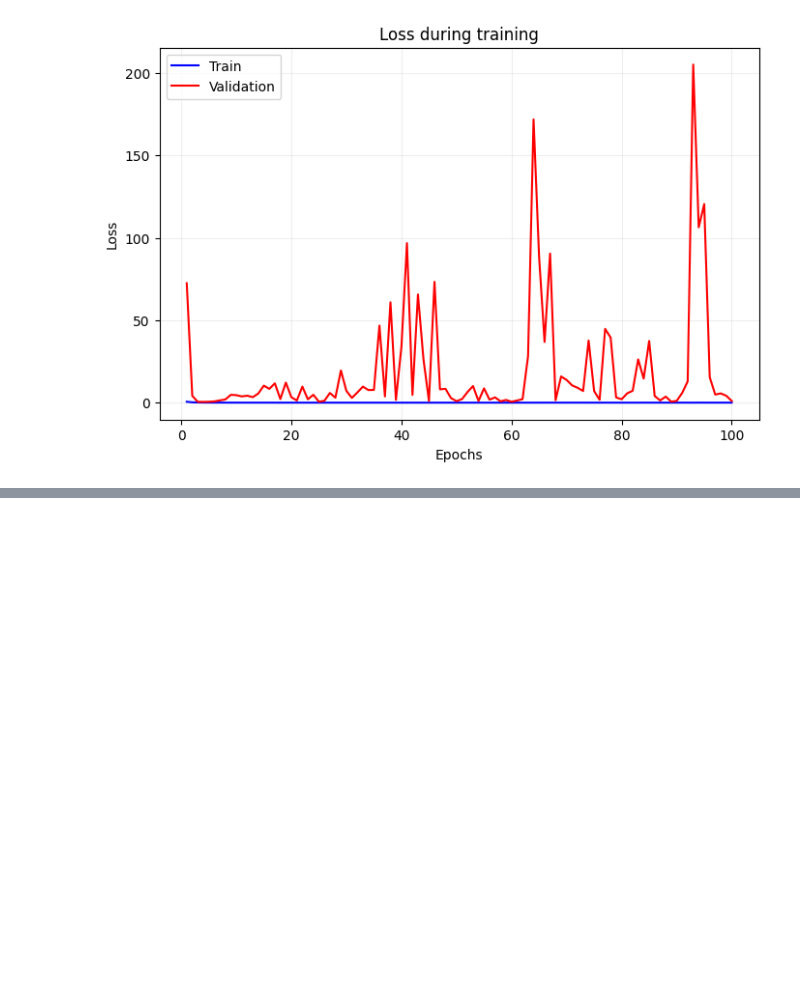
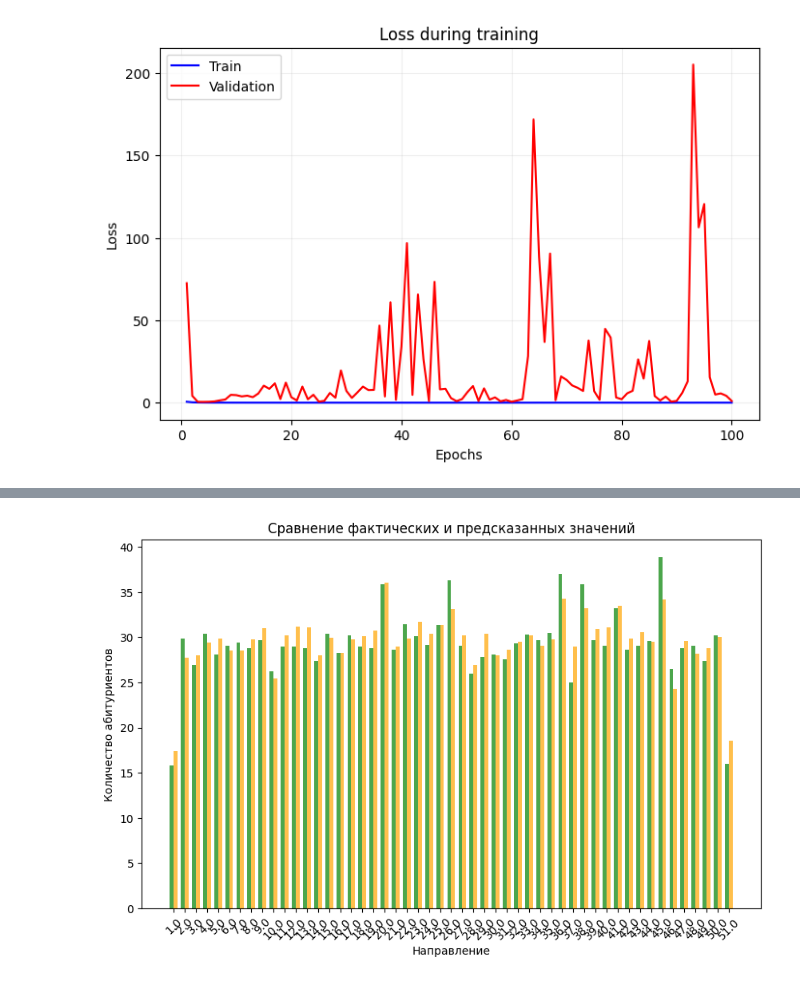
Before and after one commit to kristina-skoptsova/diplom, a Jupyter notebook: diplom.ipynb, the cells around one changed output, grey strips where cells are left out. Saved outputs shown, nothing was run; the diff lists cells and outputs as text; code cells hidden in the pictures; blank space fills up the shorter version.

```diff
--- a/diplom.ipynb
+++ b/diplom.ipynb
@@ -272,0 +361,12 @@ show_training(history_mlp)
+# %%
+# Предсказание модели
+predictions = model_gru.predict(X_test)
+predictions = y_scaler.inverse_transform(predictions)  # Обратное преобразование
+y_test_original = y_scaler.inverse_transform(y_test.reshape(-1, 1))
+
+# Создание DataFrame для анализа
+test_df = pd.DataFrame({
+    'Направление': direction_test,
+    'Фактическое': y_test_original.flatten(),
+    'Предсказанное': predictions.flatten()
+})
@@ -272,0 +375,22 @@ show_training(history_mlp)
+# %%
+# Группировка данных
+mean_values = test_df.groupby('Направление').agg(
+    Фактическое_среднее=('Фактическое', 'mean'),
+    Предсказанное_среднее=('Предсказанное', 'mean')
+).reset_index()
+
+# Построение графика
+plt.figure(figsize=(10, 6))
+bar_width = 0.35
+index = np.arange(len(mean_values))
+
+plt.bar(index, mean_values['Фактическое_среднее'], bar_width, label='Фактическое', alpha=0.7, color='green')
+plt.bar(index + bar_width, mean_values['Предсказанное_среднее'], bar_width, label='Предсказанное', alpha=0.7, color='orange')
+
+plt.title('Сравнение фактических и предсказанных значений')
+plt.xlabel('Направление')
+plt.ylabel('Количество абитуриентов')
+plt.xticks(index + bar_width / 2, mean_values['Направление'], rotation=45)
+plt.show()
+# %% [output]
+[figure, added]
```
Also changed, not shown: parts of 8 cells of this notebook.
